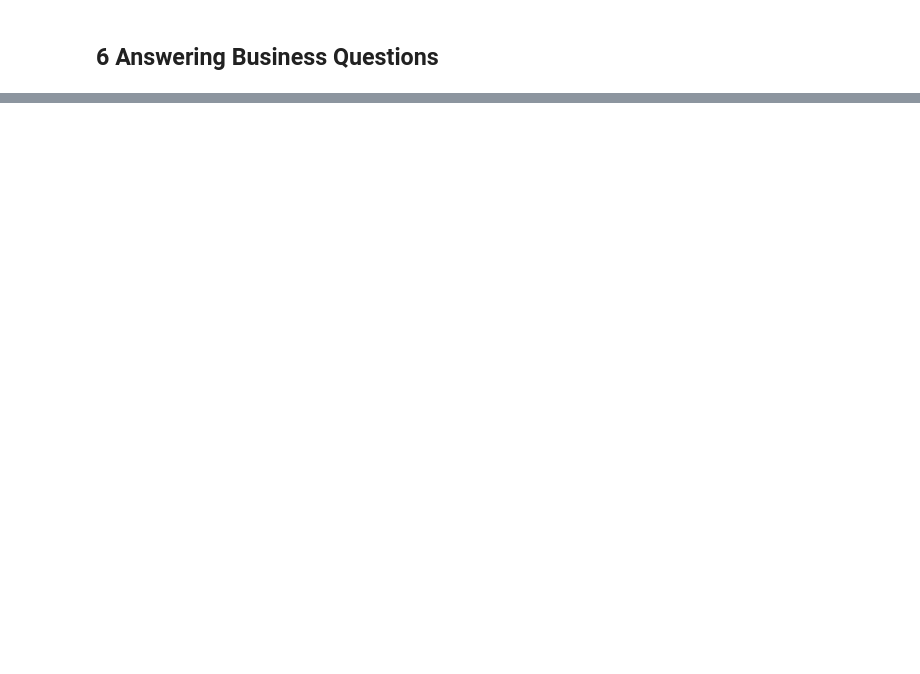
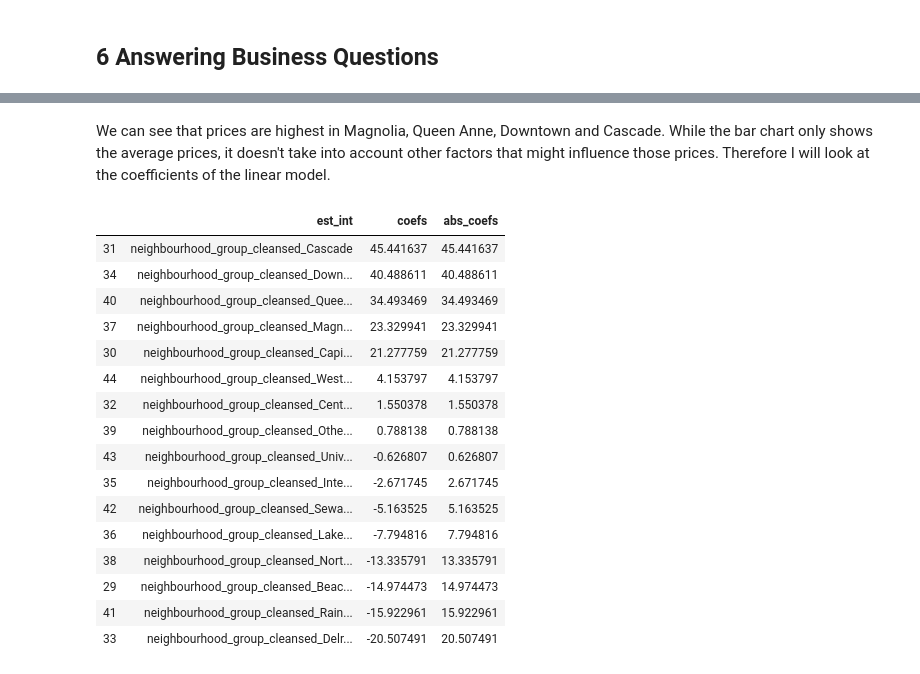
Before and after one commit to FRANZKAFKA13/Udacity-Data-Science, a Jupyter notebook: Project 1/Project_1.ipynb, the cells around one changed output, grey strips where cells are left out. Saved outputs shown, nothing was run; the diff lists cells and outputs as text; code cells hidden in the pictures; blank space fills up the shorter version.

```diff
--- a/Project 1/Project_1.ipynb
+++ b/Project 1/Project_1.ipynb
@@ -946,9 +961,3 @@ coef_df.head(20)
 | 50 | property_type_Cabin | 17.172406 | 17.172406 |
 | 41 | neighbourhood_group_cleansed_Rain... | -15.922961 | 15.922961 |
 | 27 | require_guest_profile_picture | 15.327644 | 15.327644 |
-# %%
-#Calculate coefficients
-coef_df = coef_weights(lm_model.coef_, X_train)
-
-#A quick look at the top results
-coef_df.head(30)
@@ -995,0 +1012,22 @@ plt.show()
+# %% [markdown]
+We can see that prices are highest in Magnolia, Queen Anne, Downtown and Cascade. While the bar chart only shows the average prices, it doesn't take into account other factors that might influence those prices. Therefore I will look at the coefficients of the linear model.
+# %%
+coef_df[coef_df['est_int'].str.contains("neighbourhood_group_cleansed")].sort_values(by=['coefs'],ascending=False)
+# %% [output]
+|  | est_int | coefs | abs_coefs |
+| 31 | neighbourhood_group_cleansed_Cascade | 45.441637 | 45.441637 |
+| 34 | neighbourhood_group_cleansed_Down... | 40.488611 | 40.488611 |
+| 40 | neighbourhood_group_cleansed_Quee... | 34.493469 | 34.493469 |
+| 37 | neighbourhood_group_cleansed_Magn... | 23.329941 | 23.329941 |
+| 30 | neighbourhood_group_cleansed_Capi... | 21.277759 | 21.277759 |
+| 44 | neighbourhood_group_cleansed_West... | 4.153797 | 4.153797 |
+| 32 | neighbourhood_group_cleansed_Cent... | 1.550378 | 1.550378 |
+| 39 | neighbourhood_group_cleansed_Othe... | 0.788138 | 0.788138 |
+| 43 | neighbourhood_group_cleansed_Univ... | -0.626807 | 0.626807 |
+| 35 | neighbourhood_group_cleansed_Inte... | -2.671745 | 2.671745 |
+| 42 | neighbourhood_group_cleansed_Sewa... | -5.163525 | 5.163525 |
+| 36 | neighbourhood_group_cleansed_Lake... | -7.794816 | 7.794816 |
+| 38 | neighbourhood_group_cleansed_Nort... | -13.335791 | 13.335791 |
+| 29 | neighbourhood_group_cleansed_Beac... | -14.974473 | 14.974473 |
+| 41 | neighbourhood_group_cleansed_Rain... | -15.922961 | 15.922961 |
+| 33 | neighbourhood_group_cleansed_Delr... | -20.507491 | 20.507491 |
```
Also changed, not shown: parts of 47 cells of this notebook, 3 other files.
